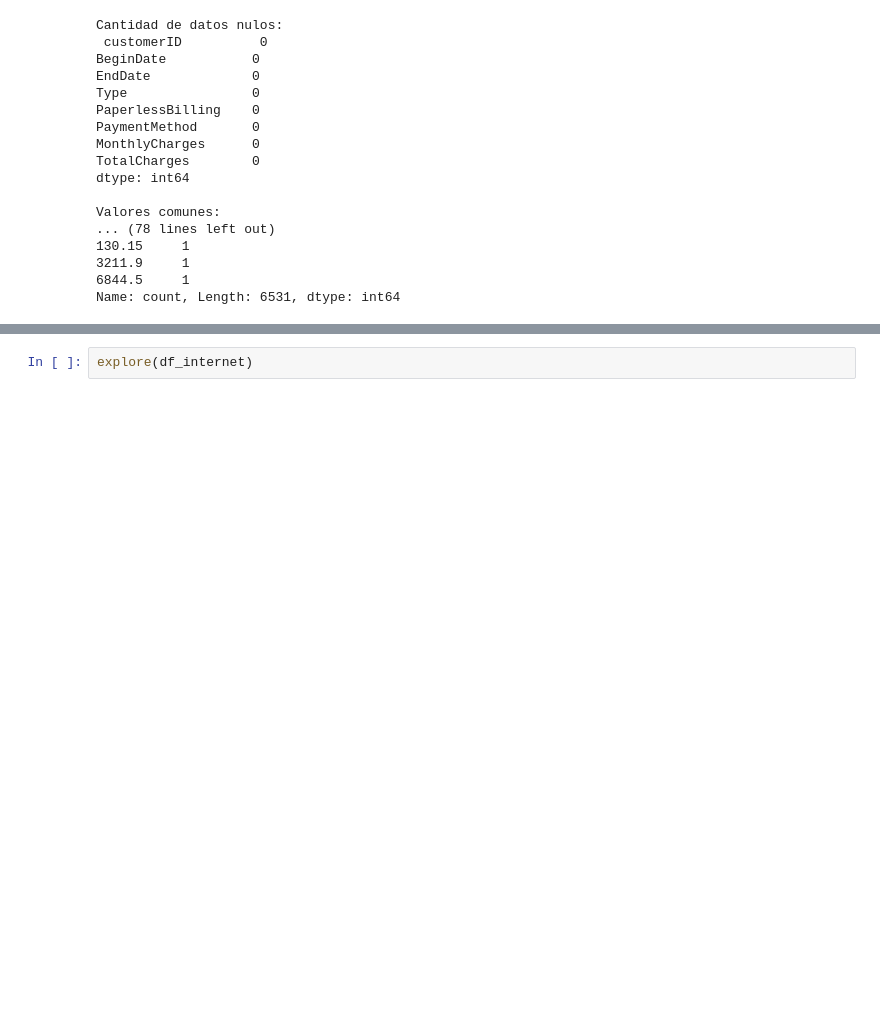
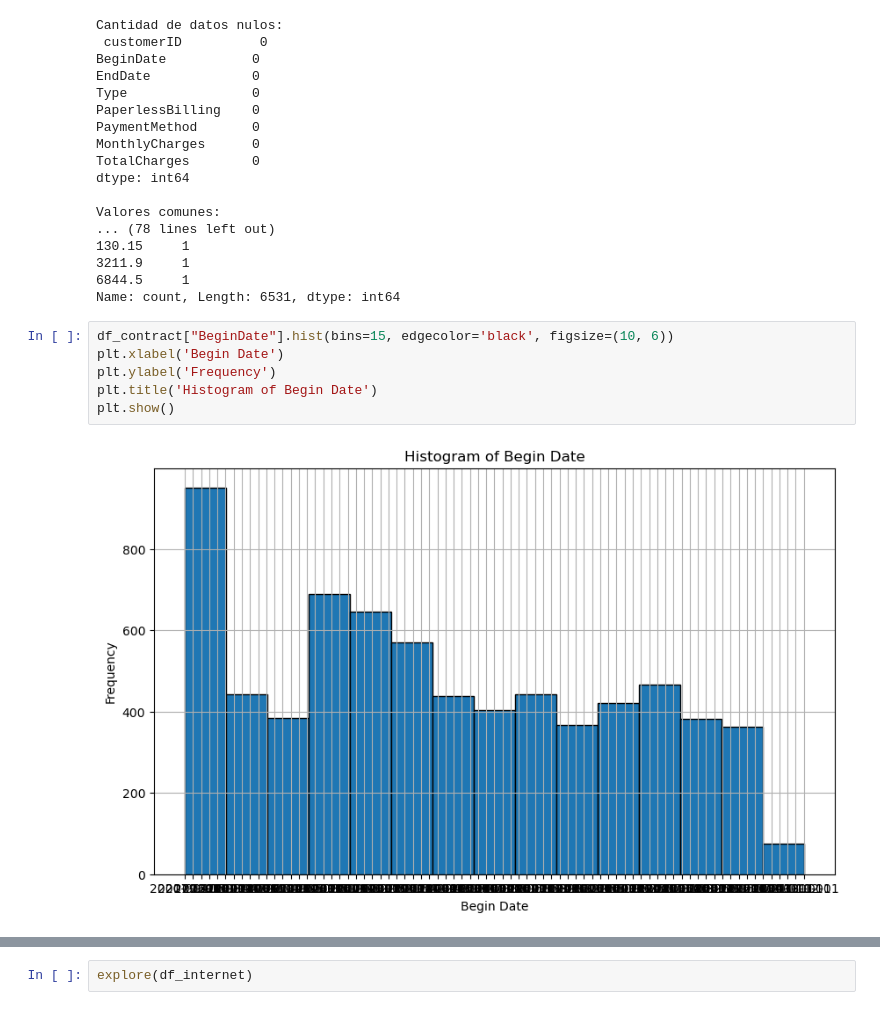
Before and after one commit to rodo-nunez/Proyecto_Final-1, a Jupyter notebook: Plan_de_trabajo.ipynb, the cells around one changed output, grey strips where cells are left out. Saved outputs shown, nothing was run; the diff lists cells and outputs as text; blank space fills up the shorter version.

```diff
--- a/Plan_de_trabajo.ipynb
+++ b/Plan_de_trabajo.ipynb
@@ -289,6 +233,14 @@ Valores comunes:
 3211.9     1
 6844.5     1
 Name: count, Length: 6531, dtype: int64
+# %%
+df_contract["BeginDate"].hist(bins=15, edgecolor='black', figsize=(10, 6))
+plt.xlabel('Begin Date')
+plt.ylabel('Frequency')
+plt.title('Histogram of Begin Date')
+plt.show()
+# %% [output]
+[figure, added]
 # %% [markdown]
 ##### Observaciones:
 - Las columnas de fechas tienen un tipo incorrecto.
```
Also changed, not shown: parts of 74 cells of this notebook.
